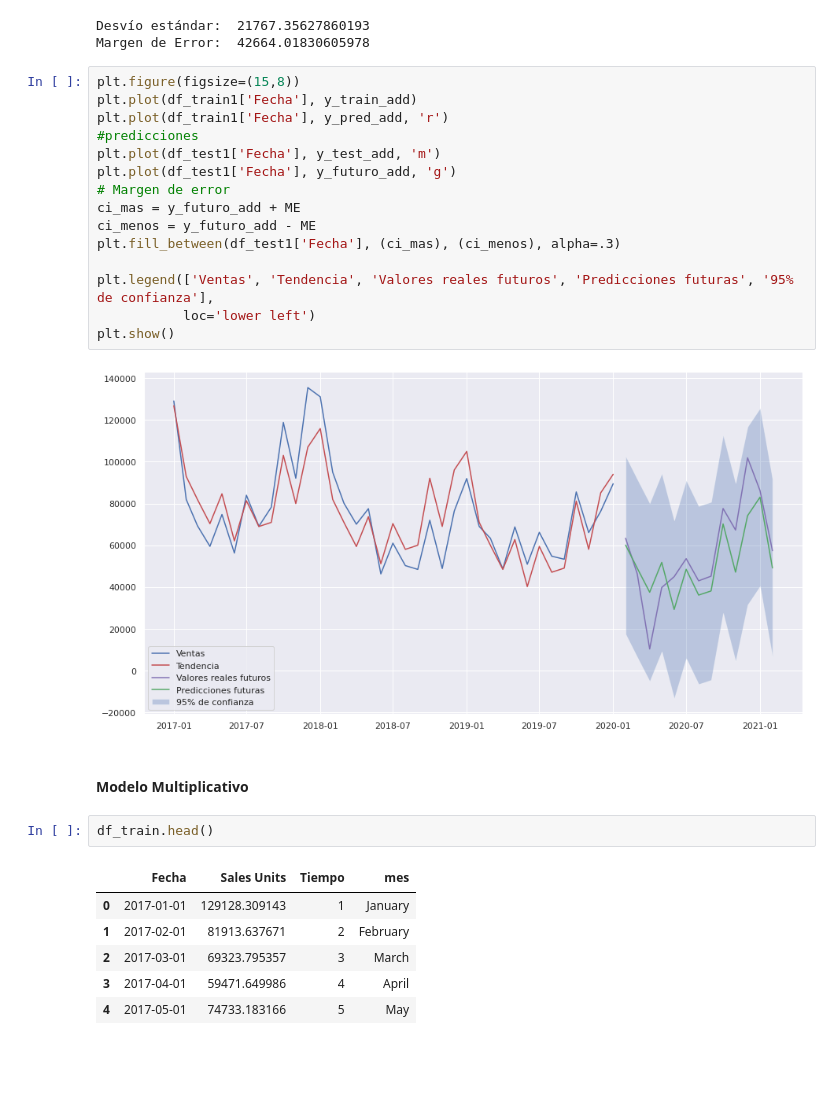
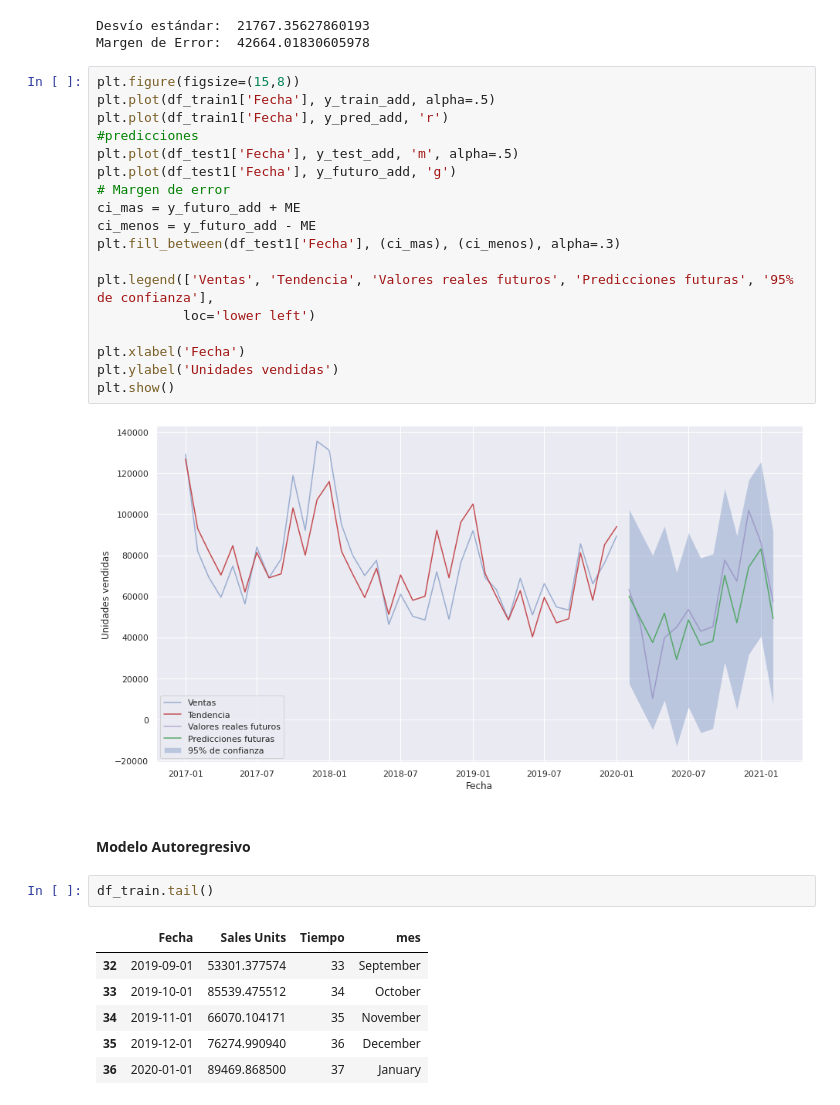
Before and after one commit to JuliMillan/Series-temporales, a Jupyter notebook: Ventas.ipynb, the cells around one changed output. Drawn from its saved outputs; the diff is of its cells as text; blank space fills up the shorter version.

```diff
--- a/Ventas.ipynb
+++ b/Ventas.ipynb
@@ -725,29 +734,32 @@ Desvío estándar:  21767.35627860193
 Margen de Error:  42664.01830605978
 # %%
 plt.figure(figsize=(15,8))
-plt.plot(df_train1['Fecha'], y_train_add)
+plt.plot(df_train1['Fecha'], y_train_add, alpha=.5)
 plt.plot(df_train1['Fecha'], y_pred_add, 'r')
 #predicciones
-plt.plot(df_test1['Fecha'], y_test_add, 'm')
+plt.plot(df_test1['Fecha'], y_test_add, 'm', alpha=.5)
 plt.plot(df_test1['Fecha'], y_futuro_add, 'g')
 # Margen de error
 ci_mas = y_futuro_add + ME
 ci_menos = y_futuro_add - ME
 plt.fill_between(df_test1['Fecha'], (ci_mas), (ci_menos), alpha=.3)
 
 plt.legend(['Ventas', 'Tendencia', 'Valores reales futuros', 'Predicciones futuras', '95% de confianza'],
            loc='lower left')
+
+plt.xlabel('Fecha')
+plt.ylabel('Unidades vendidas')
 plt.show()
 # %% [output]
-[figure, old version]
+[figure, new version]
 # %% [markdown]
-#### Modelo Multiplicativo
+#### Modelo Autoregresivo
 # %%
-df_train.head()
+df_train.tail()
 # %% [output]
 |  | Fecha | Sales Units | Tiempo | mes |
-| 0 | 2017-01-01 | 129128.309143 | 1 | January |
-| 1 | 2017-02-01 | 81913.637671 | 2 | February |
-| 2 | 2017-03-01 | 69323.795357 | 3 | March |
-| 3 | 2017-04-01 | 59471.649986 | 4 | April |
-| 4 | 2017-05-01 | 74733.183166 | 5 | May |
+| 32 | 2019-09-01 | 53301.377574 | 33 | September |
+| 33 | 2019-10-01 | 85539.475512 | 34 | October |
+| 34 | 2019-11-01 | 66070.104171 | 35 | November |
+| 35 | 2019-12-01 | 76274.990940 | 36 | December |
+| 36 | 2020-01-01 | 89469.868500 | 37 | January |
```
Also changed, not shown: parts of 24 cells of this notebook.
